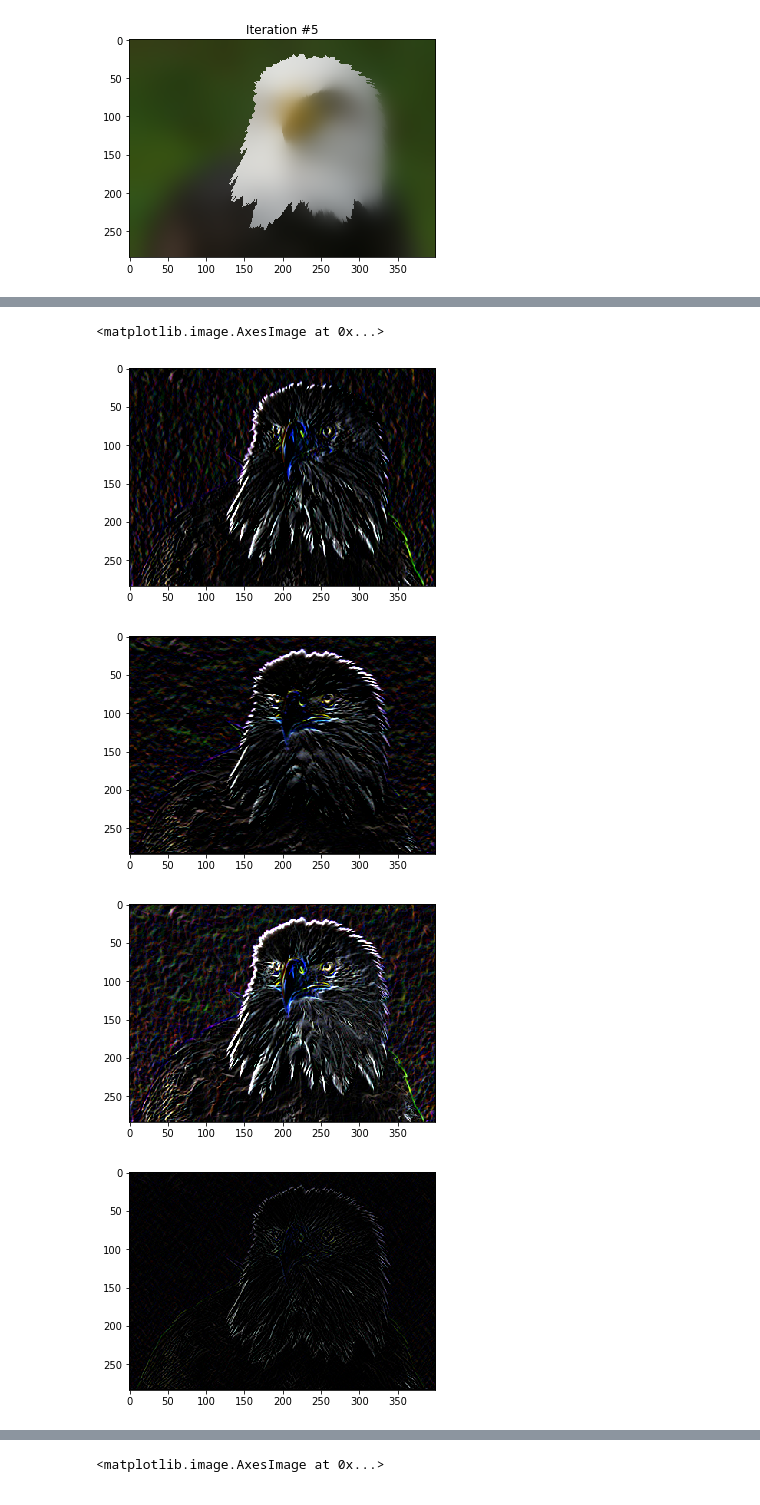
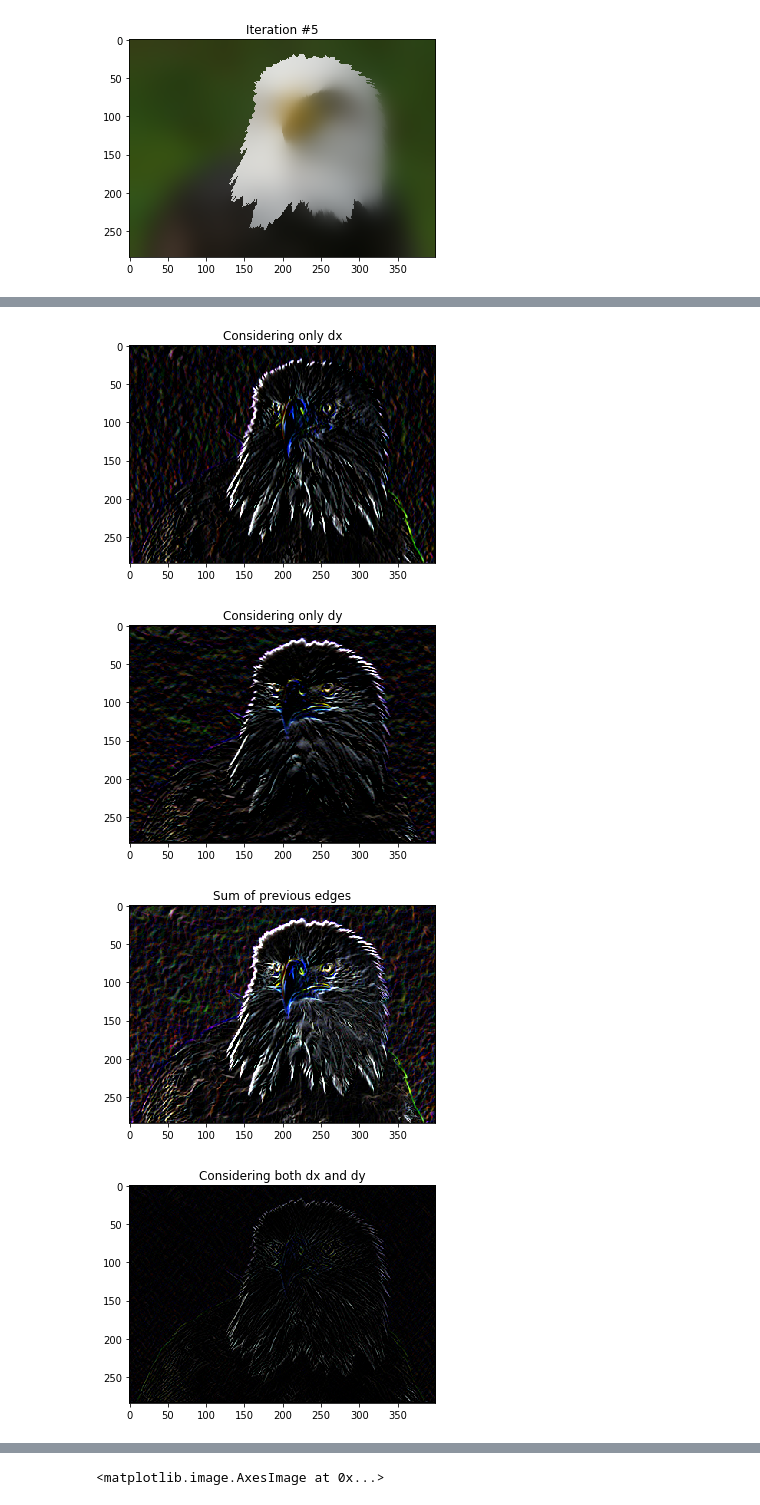
Before and after one commit to LaurenRolan/AutoGen, a Jupyter notebook: tp1/TP1.ipynb, the cells around one changed output, grey strips where cells are left out. Drawn from its saved outputs; the diff is of its cells as text; code cells hidden in the pictures.

```diff
--- a/tp1/TP1.ipynb
+++ b/tp1/TP1.ipynb
@@ -78,19 +159,23 @@ plt.imshow(denoised)
 # %%
 plt.figure()
 sobelx = cv2.Sobel(clean, cv2.CV_8U, 1, 0)
 plt.imshow(sobelx)
+plt.title("Considering only dx")
 plt.figure()
 sobely = cv2.Sobel(clean, cv2.CV_8U, 0, 1)
 plt.imshow(sobely)
+plt.title("Considering only dy")
 plt.figure()
 sobelxy = cv2.add(sobelx, sobely)
 plt.imshow(sobelxy)
+plt.title("Sum of previous edges")
 plt.figure()
 sobel = cv2.Sobel(clean, cv2.CV_8U, 1, 1)
 plt.imshow(sobel)
+plt.title("Considering both dx and dy")
+plt.show()
 # %% [output]
-<matplotlib.image.AxesImage at 0x...>
-[figure, old version]
+[figure, new version]
-[figure, old version]
+[figure, new version]
-[figure, old version]
+[figure, new version]
-[figure, old version]
+[figure, new version]
```
Also changed, not shown: parts of 20 cells of this notebook, 9 other files.
